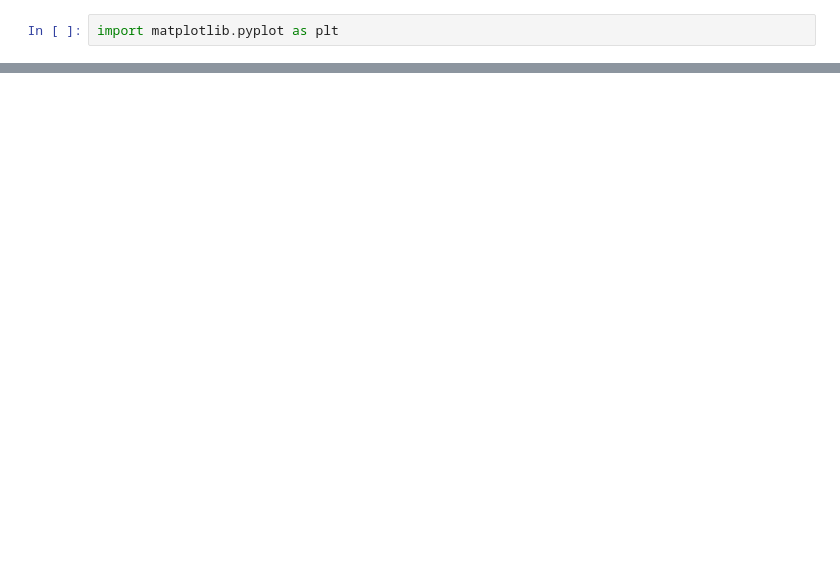
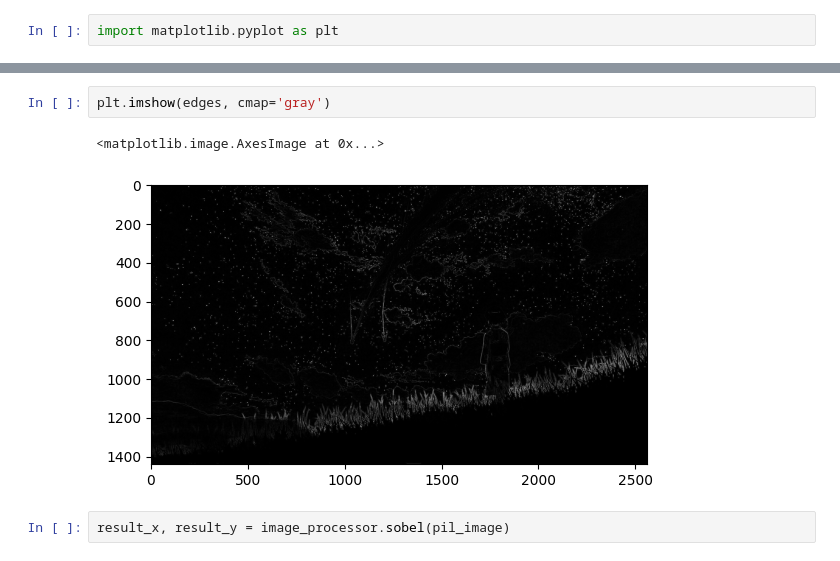
Before and after one commit to Mahasvan/TerminalMovie, a Jupyter notebook: test.ipynb, the cells around one changed output, grey strips where cells are left out. Cells and saved outputs as stored; diff of their text form; blank space fills up the shorter version.

```diff
--- a/test.ipynb
+++ b/test.ipynb
@@ -152,0 +25,7 @@ for row in text:
+# %%
+plt.imshow(edges, cmap='gray')
+# %% [output]
+<matplotlib.image.AxesImage at 0x...>
+[figure, added]
+# %%
+result_x, result_y = image_processor.sobel(pil_image)
```
Also changed, not shown: parts of 47 cells of this notebook, 16 other files.
